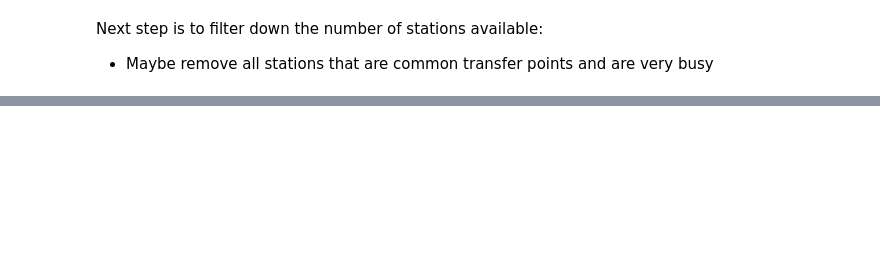
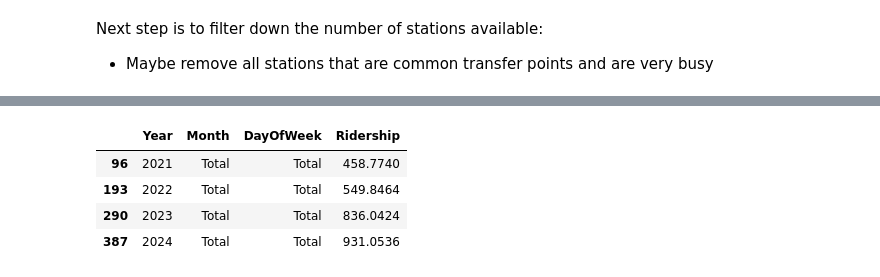
Before and after one commit to ericguan04/train_data, a Jupyter notebook: origin_data_sample_5.ipynb, the cells around one changed output, grey strips where cells are left out. Drawn from its saved outputs; the diff is of its cells as text; code cells hidden in the pictures; blank space fills up the shorter version.

```diff
--- a/origin_data_sample_5.ipynb
+++ b/origin_data_sample_5.ipynb
@@ -407,0 +352,23 @@ Next step is to filter down the number of stations available:
+# %%
+from utils import average_ridership_df
+
+# Livonia Av
+df_135_hunter = average_ridership_df(135, hunter_time_filtered)
+df_135_ccny = average_ridership_df(135, ccny_time_filtered)
+df_135_medgar = average_ridership_df(135, medgar_time_filtered)
+df_135_columbia = average_ridership_df(135, columbia_time_filtered)
+df_135_nyu = average_ridership_df(135, nyu_time_filtered)
+
+# Aqueduct Racetrack
+df_196_hunter = average_ridership_df(196, hunter_time_filtered)
+df_196_ccny = average_ridership_df(196, ccny_time_filtered)
+df_196_medgar = average_ridership_df(196, medgar_time_filtered)
+df_196_columbia = average_ridership_df(196, columbia_time_filtered)
+df_196_nyu = average_ridership_df(196, nyu_time_filtered)
+
+# Far Rockaway
+df_209_hunter = average_ridership_df(209, hunter_time_filtered)
+df_209_ccny = average_ridership_df(209, ccny_time_filtered)
+df_209_medgar = average_ridership_df(209, medgar_time_filtered)
+df_209_columbia = average_ridership_df(209, columbia_time_filtered)
+df_209_nyu = average_ridership_df(209, nyu_time_filtered)
@@ -407,0 +408,9 @@ Next step is to filter down the number of stations available:
+# %%
+df_135_hunter[(df_135_hunter["DayOfWeek"] == "Total") &
+              (df_135_hunter["Month"] == "Total")]
+# %% [output]
+|  | Year | Month | DayOfWeek | Ridership |
+| 96 | 2021 | Total | Total | 458.7740 |
+| 193 | 2022 | Total | Total | 549.8464 |
+| 290 | 2023 | Total | Total | 836.0424 |
+| 387 | 2024 | Total | Total | 931.0536 |
```
Also changed, not shown: parts of 18 cells of this notebook, 2 other files.
